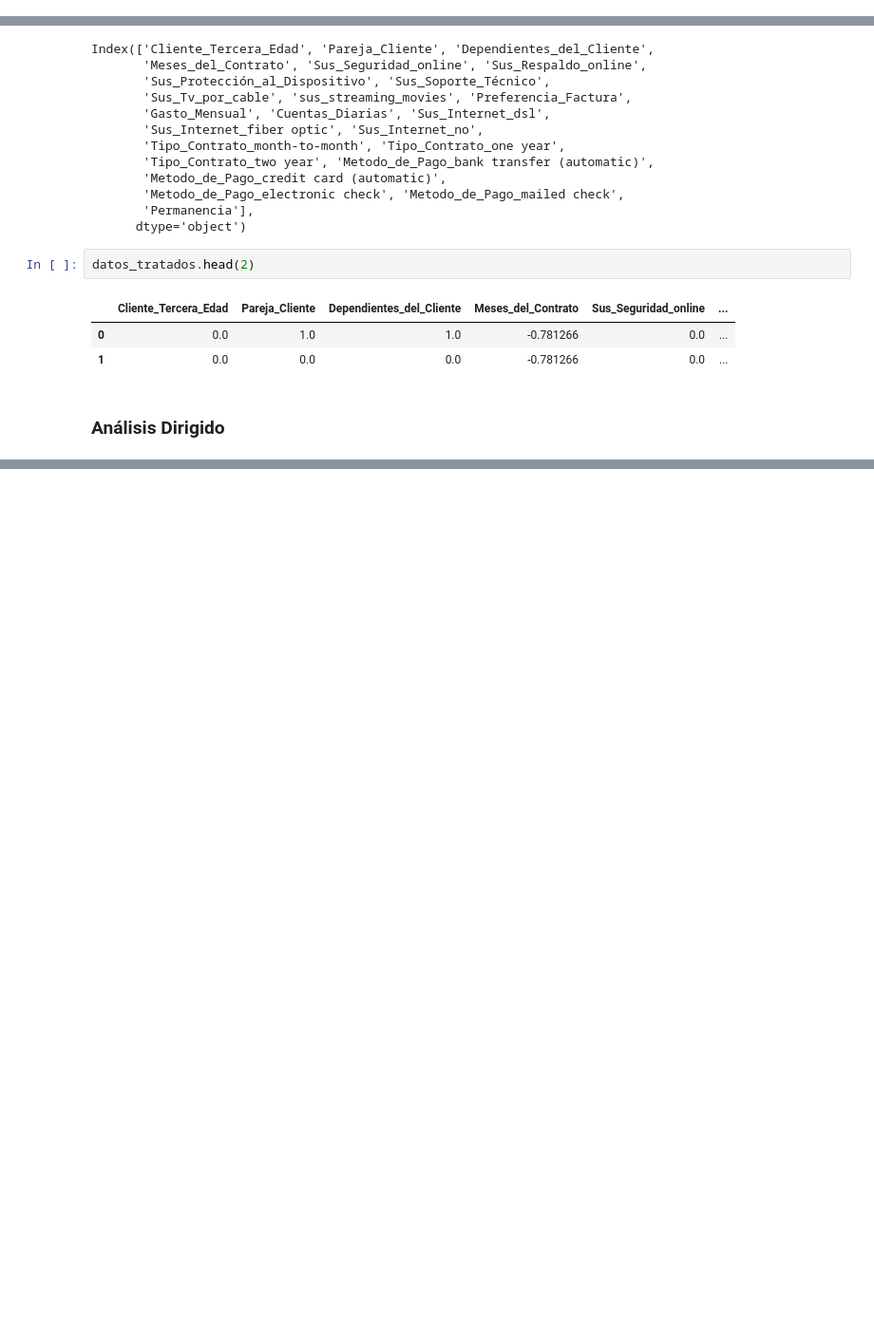
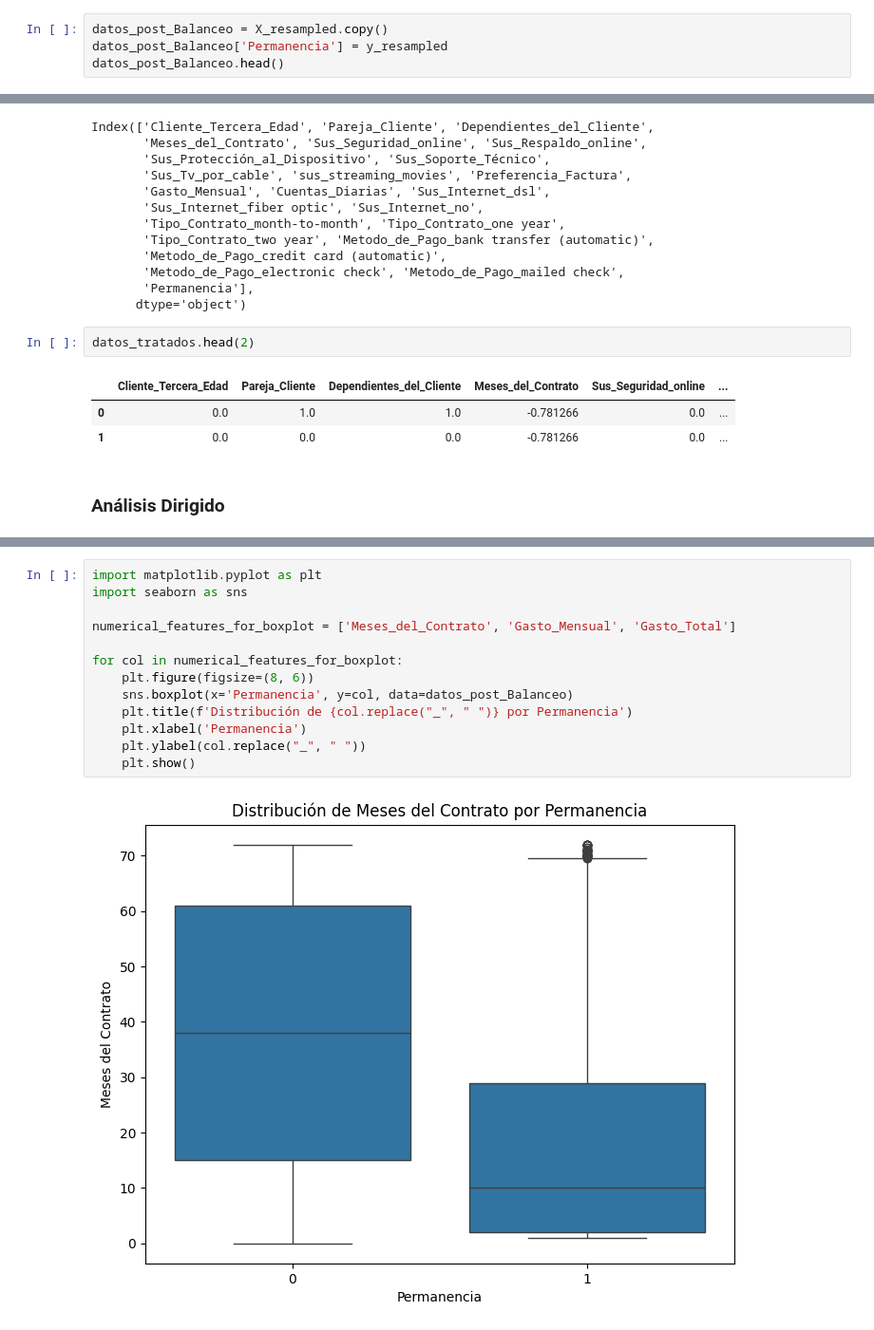
Before and after one commit to CarloR04/Challenge-Telcom_X_2, a Jupyter notebook: Telcom_X_part_2.ipynb, the cells around one changed output, grey strips where cells are left out. Shown at 95% size. Cells and saved outputs as stored; diff of their text form; blank space fills up the shorter version.

```diff
--- a/Telcom_X_part_2.ipynb
+++ b/Telcom_X_part_2.ipynb
@@ -181,3 +179,7 @@ Name: proportion, dtype: float64
 - Se identificó que la columna "Gasto_Total" tenía 11 valores faltantes (NaN), que posteriormente se imputaron mediante la estrategia de media.
 
 - Tras aplicar la técnica SMOTE, la variable objetivo "Permanencia" alcanzó una distribución de clases perfectamente equilibrada, donde ambas clases (0 y 1) representan el 50% del conjunto de datos.
+# %%
+datos_post_Balanceo = X_resampled.copy()
+datos_post_Balanceo['Permanencia'] = y_resampled
+datos_post_Balanceo.head()
@@ -345,0 +368,15 @@ datos_tratados.head(2)
+# %%
+import matplotlib.pyplot as plt
+import seaborn as sns
+
+numerical_features_for_boxplot = ['Meses_del_Contrato', 'Gasto_Mensual', 'Gasto_Total']
+
+for col in numerical_features_for_boxplot:
+    plt.figure(figsize=(8, 6))
+    sns.boxplot(x='Permanencia', y=col, data=datos_post_Balanceo)
+    plt.title(f'Distribución de {col.replace("_", " ")} por Permanencia')
+    plt.xlabel('Permanencia')
+    plt.ylabel(col.replace("_", " "))
+    plt.show()
+# %% [output]
+[figure, added]
```
Also changed, not shown: parts of 15 cells of this notebook.
